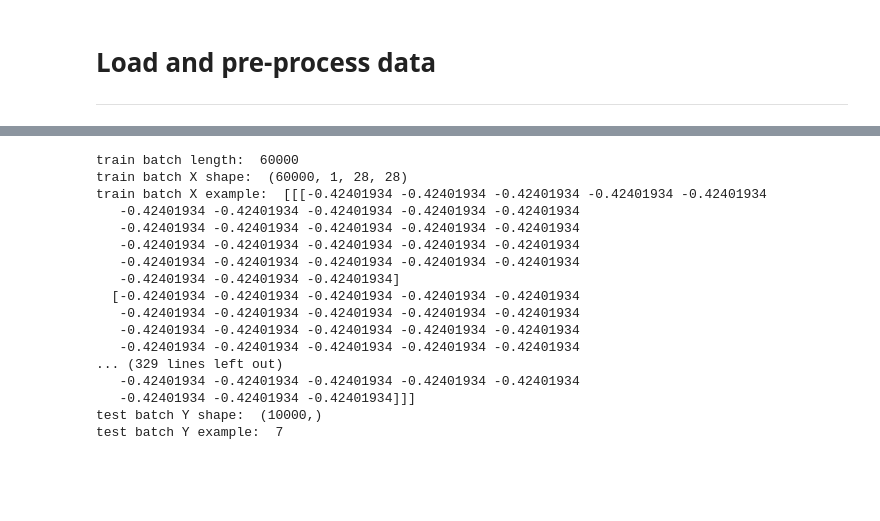
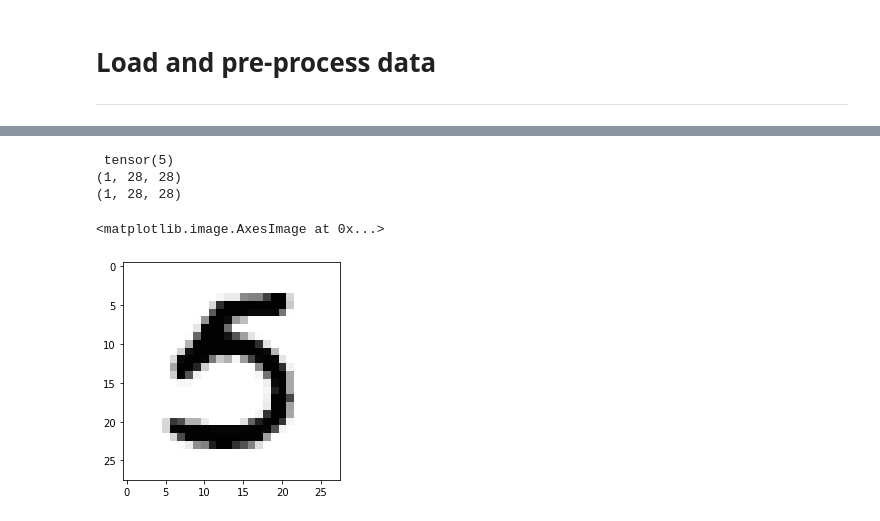
Before and after one commit to geantrindade/ConvNet-Performance-Prediction, a Jupyter notebook: notebooks/dataset_meta_extractor.ipynb, the cells around one changed output, grey strips where cells are left out. Drawn from its saved outputs; the diff is of its cells as text; code cells hidden in the pictures; blank space fills up the shorter version.

```diff
--- a/notebooks/dataset_meta_extractor.ipynb
+++ b/notebooks/dataset_meta_extractor.ipynb
@@ -85,0 +54,8 @@ mnist_batch_test = next(iter(test_loader))
+# %%
+train_loader, test_loader = get_data_loaders(60000, 10000)
+
+mnist_batch_train = next(iter(train_loader))
+mnist_batch_test = next(iter(test_loader))
+
+whole_mnist_X = torch.cat((mnist_batch_train[0], mnist_batch_test[0]), 0)
+whole_mnist_Y = torch.cat((mnist_batch_train[1], mnist_batch_test[1]), 0)
@@ -137,3 +447,16 @@ np_mnist_batch_test_Y = mnist_batch_test[1].numpy()
+# %%
+print(whole_mnist_Y[image_index]) #label
+temp = whole_mnist_X[0].numpy()
+print(temp.shape)
+temp = temp.reshape((temp.shape[0], temp.shape[1], temp.shape[2]))
+print(temp.shape)
+plt.imshow(temp[image_index], cmap='Greys')
+# %% [output]
+ tensor(5)
+(1, 28, 28)
+(1, 28, 28)
+<matplotlib.image.AxesImage at 0x...>
+[figure, added]
 # %%
 print("train batch length: ", len(np_mnist_batch_train_X))
 print("train batch X shape: ", np_mnist_batch_train_X.shape)
@@ -146,21 +469,10 @@ print("test batch X shape: ", np_mnist_batch_test_X.shape)
 print("test batch X example: ", np_mnist_batch_test_X[0])
 print("test batch Y shape: ", np_mnist_batch_test_Y.shape)
 print("test batch Y example: ", np_mnist_batch_test_Y[0])
+
+print("\nnp_whole_mnist_X length: ", len(np_whole_mnist_X))
+print("np_whole_mnist_X shape: ", np_whole_mnist_X.shape)
+print("np_whole_mnist_X example: ", np_whole_mnist_X[0])
+print("np_whole_mnist_Y length: ", len(np_whole_mnist_Y))
+print("np_whole_mnist_Y shape: ", np_whole_mnist_Y.shape)
+print("np_whole_mnist_Y example: ", np_whole_mnist_Y[0])
-# %% [output]
-train batch length:  60000
-train batch X shape:  (60000, 1, 28, 28)
-train batch X example:  [[[-0.42401934 -0.42401934 -0.42401934 -0.42401934 -0.42401934
-   -0.42401934 -0.42401934 -0.42401934 -0.42401934 -0.42401934
-   -0.42401934 -0.42401934 -0.42401934 -0.42401934 -0.42401934
-   -0.42401934 -0.42401934 -0.42401934 -0.42401934 -0.42401934
-   -0.42401934 -0.42401934 -0.42401934 -0.42401934 -0.42401934
-   -0.42401934 -0.42401934 -0.42401934]
-  [-0.42401934 -0.42401934 -0.42401934 -0.42401934 -0.42401934
-   -0.42401934 -0.42401934 -0.42401934 -0.42401934 -0.42401934
-   -0.42401934 -0.42401934 -0.42401934 -0.42401934 -0.42401934
-   -0.42401934 -0.42401934 -0.42401934 -0.42401934 -0.42401934
-... (329 lines left out)
-   -0.42401934 -0.42401934 -0.42401934 -0.42401934 -0.42401934
-   -0.42401934 -0.42401934 -0.42401934]]]
-test batch Y shape:  (10000,)
-test batch Y example:  7
```
Also changed, not shown: parts of 47 cells of this notebook.
